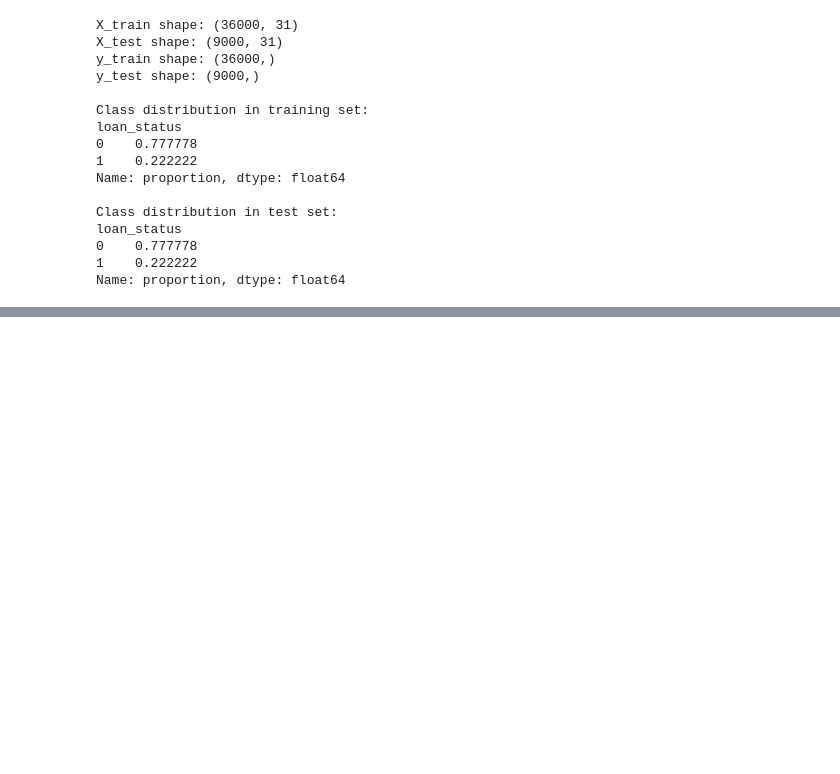
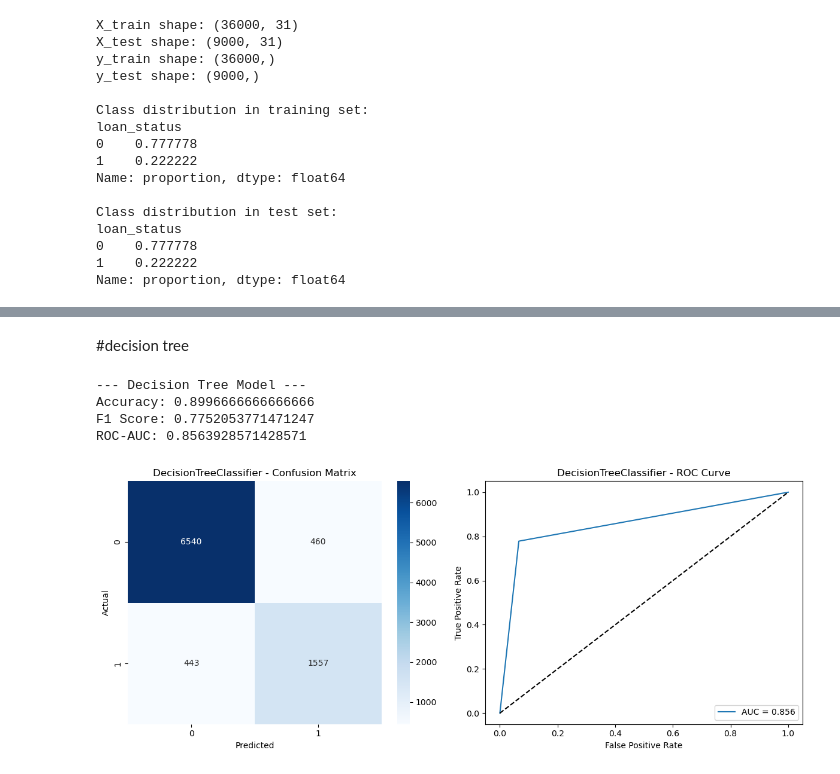
Before and after one commit to teja119/loan-prediction, a Jupyter notebook: loan _prediction.ipynb, the cells around one changed output, grey strips where cells are left out. Drawn from its saved outputs; the diff is of its cells as text; code cells hidden in the pictures; blank space fills up the shorter version.

```diff
--- a/loan _prediction.ipynb
+++ b/loan _prediction.ipynb
@@ -306,0 +371,31 @@ Name: proportion, dtype: float64
+# %% [markdown]
+#decision tree
+# %%
+from sklearn.tree import DecisionTreeClassifier
+
+print("\n--- Decision Tree Model ---")
+
+dt = DecisionTreeClassifier(max_depth=None, random_state=42)
+dt.fit(X_train, y_train)
+
+y_pred = dt.predict(X_test)
+y_prob = dt.predict_proba(X_test)[:, 1]
+
+print("Accuracy:", accuracy_score(y_test, y_pred))
+print("F1 Score:", f1_score(y_test, y_pred))
+print("ROC-AUC:", roc_auc_score(y_test, y_prob))
+plot_cm_and_roc(y_test , y_pred , y_prob , "DecisionTreeClassifier")
+
+results.append({
+    "Model": "Decision Tree",
+    "Accuracy": accuracy_score(y_test, y_pred),
+    "F1 Score": f1_score(y_test, y_pred),
+    "ROC_AUC": roc_auc_score(y_test, y_prob)
+})
+models["Decision Tree"] = dt
+# %% [output]
+--- Decision Tree Model ---
+Accuracy: 0.8996666666666666
+F1 Score: 0.7752053771471247
+ROC-AUC: 0.8563928571428571
+[figure, added]
```
Also changed, not shown: parts of 21 cells of this notebook, 3 other files.
